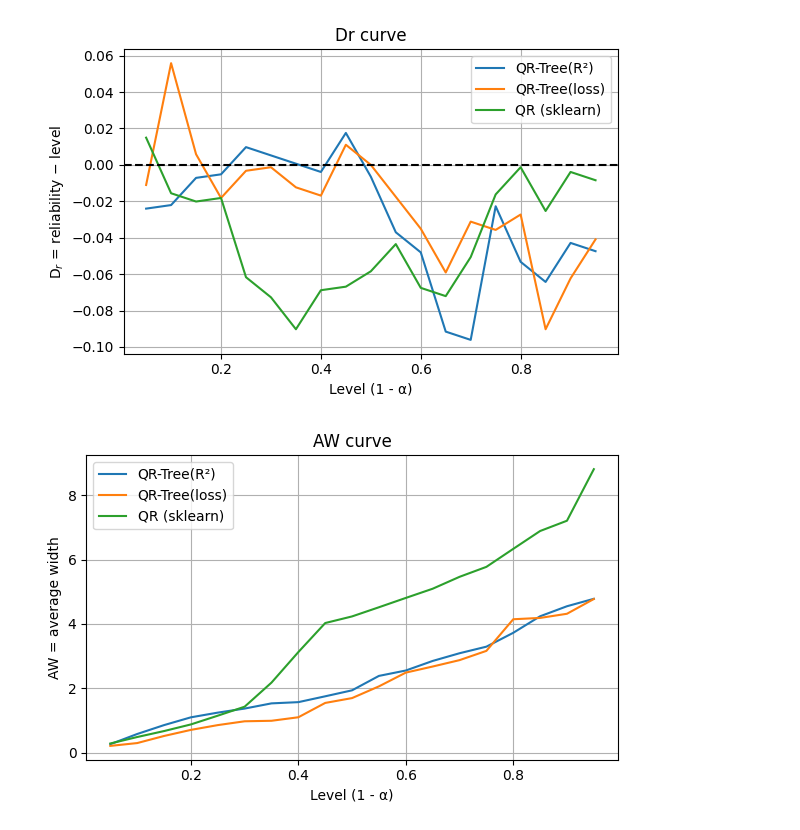
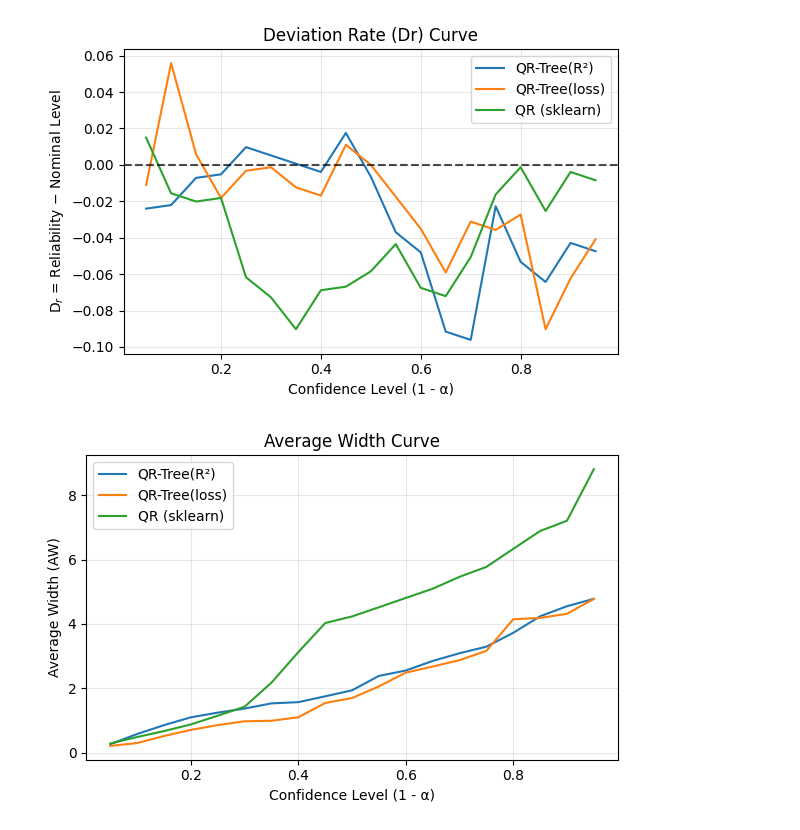
Before and after one commit to Hubert0916/qrt, a Jupyter notebook: qrt.ipynb, the cells around one changed output. Saved outputs shown, nothing was run; the diff lists cells and outputs as text; code cells hidden in the pictures.

```diff
--- a/qrt.ipynb
+++ b/qrt.ipynb
@@ -633,0 +37,19 @@ models_interval = OrderedDict([
+# %%
+"""
+Example usage of the QuantileRegressionTree class.
+
+This example demonstrates how to create, train, and inspect a quantile regression tree.
+"""
+from models.quantile_regression_tree import QuantileRegressionTree
+
+# 1. Create QRT instance with R² splitting criterion
+qrt = QuantileRegressionTree(split_criterion='r2', max_depth=3, min_size=1)
+
+# 2. Train the model on 50th percentile (median)
+qrt.fit(X_train, y_train, quantile=0.5, feature_names=feature_names)
+
+# 3. Get tree structure as DataFrame for inspection
+tree_df = qrt.get_tree_structure()
+
+print("Tree Structure:")
+print(tree_df)
@@ -634,60 +100,79 @@ models_interval = OrderedDict([
 # %%
+"""
+Dr (Deviation Rate) Curve Visualization.
+
+This plot shows the difference between observed and expected coverage rates
+across different confidence levels for each quantile regression method.
+"""
+
 import numpy as np
 import matplotlib.pyplot as plt
+from utils.performance_evaluation import *
 
-# 1. 定義 levels
+# 1. Define confidence levels
 levels = np.linspace(0.05, 0.95, 19)
 
-# 2. 蒐集 Dr 值
+# 2. Collect Dr values for each model
 dr_vals = {name: [] for name in models_interval}
 for lvl in levels:
-    alpha = 1 - lvl
-    lq, uq = alpha / 2, 1 - alpha / 2
+    alpha = 1 - lvl  # Miscoverage rate
+    lq, uq = alpha / 2, 1 - alpha / 2  # Lower and upper quantiles
 
     for name, fn in models_interval.items():
         y, low, up = fn(lq, uq)
-        rs = reliability_score(y, low, up)
-        dr_vals[name].append(dr_metric(rs, alpha))
+        rs = reliability_score(y, low, up)  # Observed coverage
+        dr_vals[name].append(dr_metric(rs, alpha))  # Deviation from nominal
 
-# 3. 繪圖
+# 3. Create the plot
 plt.figure(figsize=(6, 4))
 for name, vals in dr_vals.items():
     plt.plot(levels, vals, label=name)
-plt.axhline(0, color='k', linestyle='--')
-plt.xlabel('Level (1 - α)')
-plt.ylabel('D$_r$ = reliability − level')
-plt.title('Dr curve')
+plt.axhline(0, color='k', linestyle='--', alpha=0.7)  # Perfect calibration line
+plt.xlabel('Confidence Level (1 - α)')
+plt.ylabel('D$_r$ = Reliability − Nominal Level')
+plt.title('Deviation Rate (Dr) Curve')
 plt.legend()
-plt.grid(True)
+plt.grid(True, alpha=0.3)
 plt.tight_layout()
 plt.show()
 # %% [output]
-[figure, old version]
+[figure, new version]
 # %%
+"""
+Average Width (AW) Curve Visualization.
+
+This plot shows the average width of prediction intervals across different
+confidence levels for each quantile regression method. Lower values indicate
+more precise predictions.
+"""
+
 import numpy as np
 import matplotlib.pyplot as plt
+from utils.performance_evaluation import *
 
 levels = np.linspace(0.05, 0.95, 19)
 
+# Collect average width values for each model
 aw_vals = {name: [] for name in models_interval}
 for lvl in levels:
-    alpha = 1 - lvl
-    lq, uq = alpha / 2, 1 - alpha / 2
+    alpha = 1 - lvl  # Miscoverage rate
+    lq, uq = alpha / 2, 1 - alpha / 2  # Lower and upper quantiles
 
     for name, fn in models_interval.items():
         y, low, up = fn(lq, uq)
-        aw_vals[name].append(aw_metric(low, up))
+        aw_vals[name].append(aw_metric(low, up))  # Average interval width
 
+# Create the plot
 plt.figure(figsize=(6, 4))
 for name, vals in aw_vals.items():
     plt.plot(levels, vals, label=name)
-plt.xlabel('Level (1 - α)')
-plt.ylabel('AW = average width')
-plt.title('AW curve')
+plt.xlabel('Confidence Level (1 - α)')
+plt.ylabel('Average Width (AW)')
+plt.title('Average Width Curve')
 plt.legend()
-plt.grid(True)
+plt.grid(True, alpha=0.3)
 plt.tight_layout()
 plt.show()
 # %% [output]
-[figure, old version]
+[figure, new version]
 # %%
```
Also changed, not shown: parts of 24 cells of this notebook, 3 other files.
